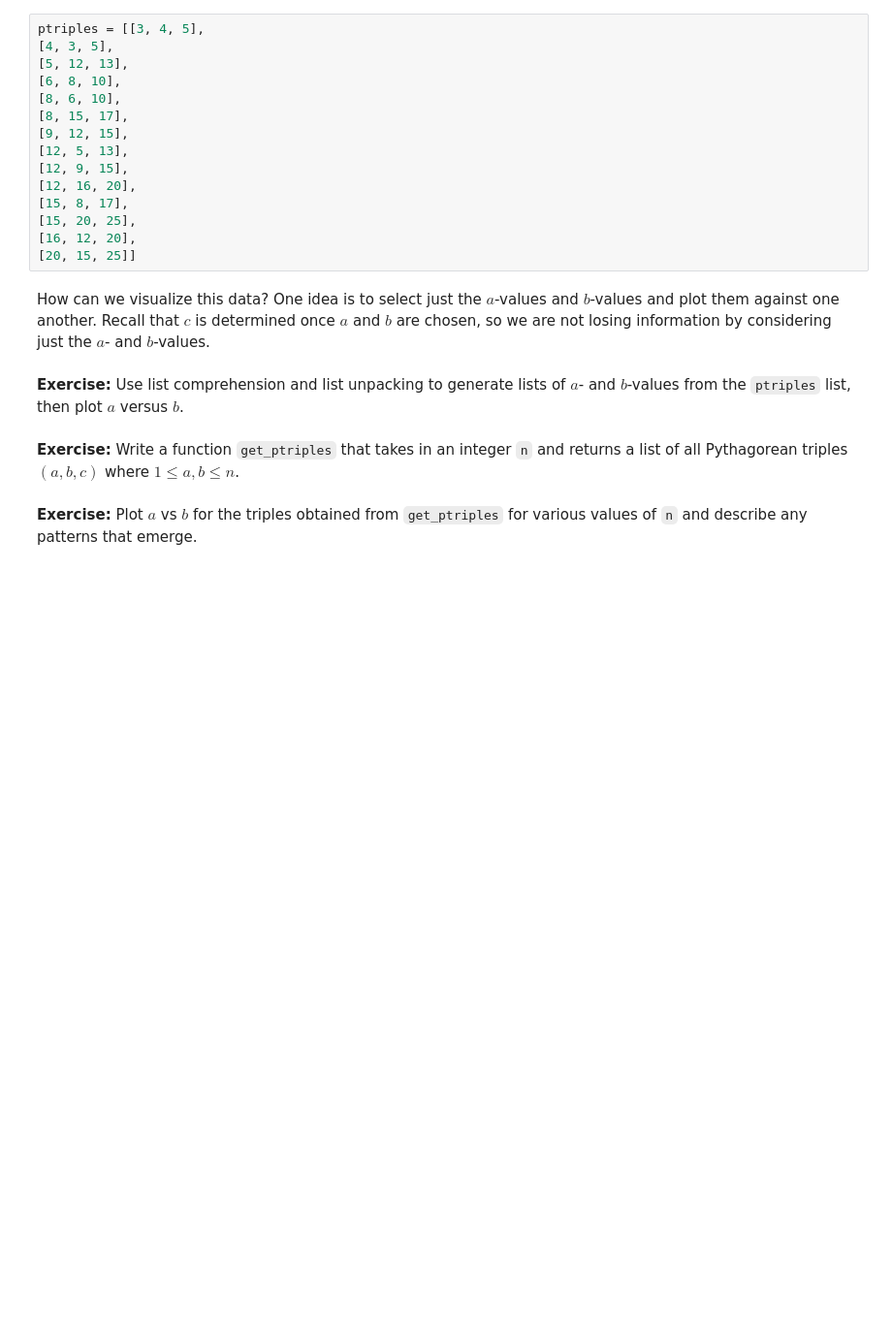
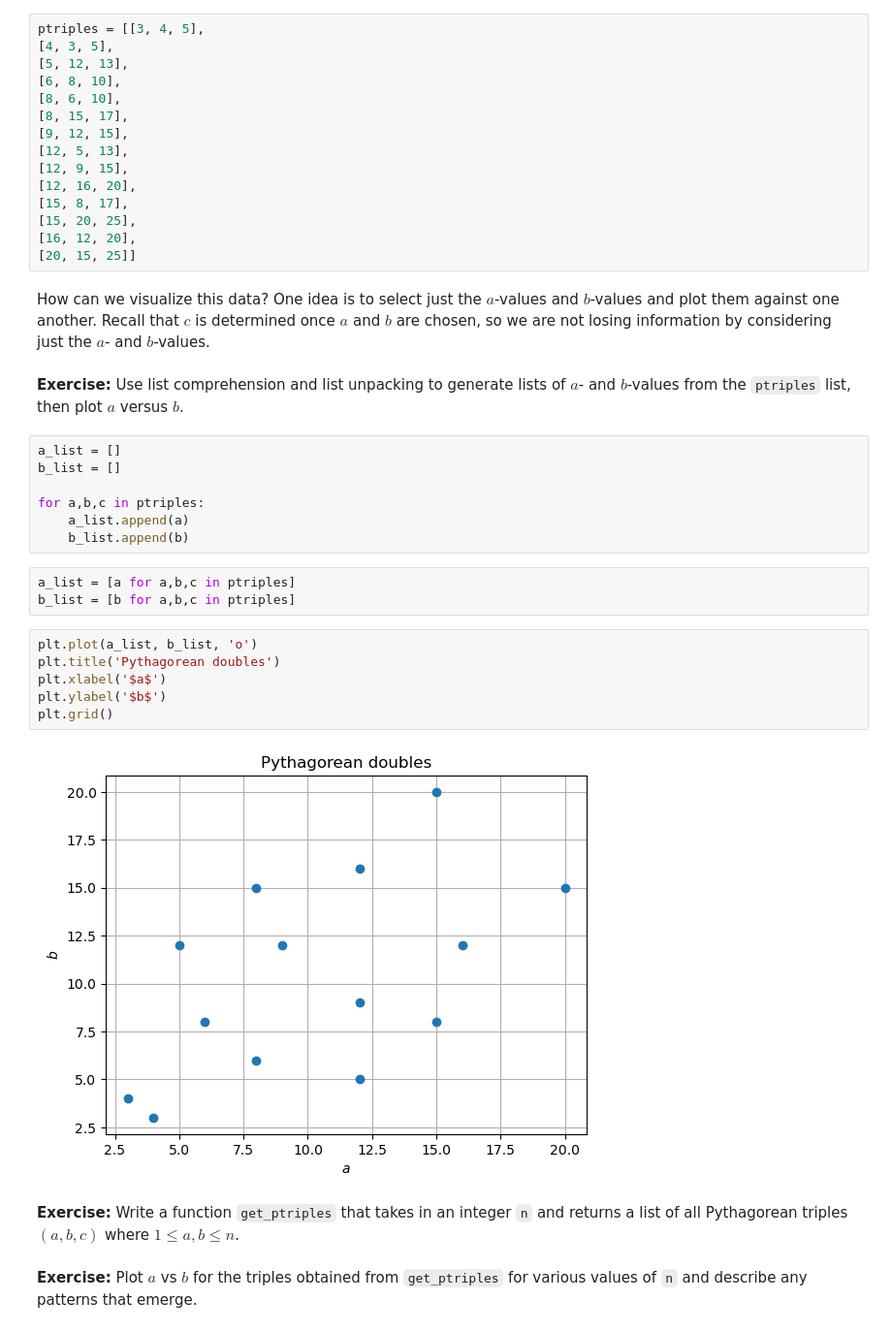
Before and after one commit to jllottes/jllottes.github.io, a Jupyter notebook: _static/weekly_notebooks/week05_notebook_day2.ipynb, the cells around one changed output. Shown at 97% size. Cells and saved outputs as stored; diff of their text form; blank space fills up the shorter version.

```diff
--- a/_static/weekly_notebooks/week05_notebook_day2.ipynb
+++ b/_static/weekly_notebooks/week05_notebook_day2.ipynb
@@ -171,6 +353,24 @@ ptriples = [[3, 4, 5],
 How can we visualize this data? One idea is to select just the $a$-values and $b$-values and plot them against one another. Recall that $c$ is determined once $a$ and $b$ are chosen, so we are not losing information by considering just the $a$- and $b$-values.
 # %% [markdown]
 **Exercise:** Use list comprehension and list unpacking to generate lists of $a$- and $b$-values from the `ptriples` list, then plot $a$ versus $b$.
+# %%
+a_list = []
+b_list = []
+
+for a,b,c in ptriples:
+    a_list.append(a)
+    b_list.append(b)
+# %%
+a_list = [a for a,b,c in ptriples]
+b_list = [b for a,b,c in ptriples]
+# %%
+plt.plot(a_list, b_list, 'o')
+plt.title('Pythagorean doubles')
+plt.xlabel('$a$')
+plt.ylabel('$b$')
+plt.grid()
+# %% [output]
+[figure, added]
 # %% [markdown]
 **Exercise:** Write a function `get_ptriples` that takes in an integer `n` and returns a list of all Pythagorean triples $(a,b,c)$ where $1 \leq a, b \leq n$.
 # %% [markdown]
```
Also changed, not shown: parts of 35 cells of this notebook, 2 other files.
